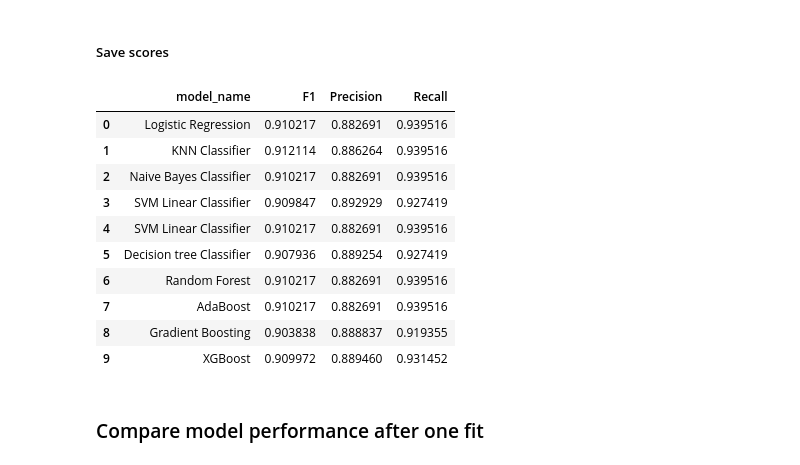
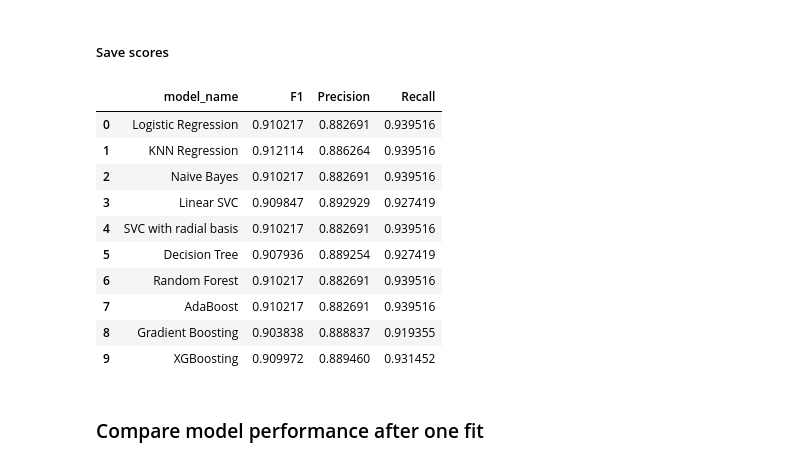
Before and after one commit to catalina-cimpanu/olympics, a Jupyter notebook: notebooks/summer_men_event.ipynb, the cells around one changed output. Saved outputs shown, nothing was run; the diff lists cells and outputs as text; code cells hidden in the pictures.

```diff
--- a/notebooks/summer_men_event.ipynb
+++ b/notebooks/summer_men_event.ipynb
@@ -778,13 +714,13 @@ Pipeline(steps=[('pre_process',
 ##### Train and evaluate model
 # %%
 pipeline_ada_boost.fit(X_train, y_train)
-y_pred = pipeline_ada_boost.predict(X_test)
+y_pred_ada = pipeline_ada_boost.predict(X_test)
 
 class_labels = pipeline_ada_boost.named_steps['model'].classes_
 
-print(classification_report(y_test, y_pred))
+print(classification_report(y_test, y_pred_ada))
 
-pd.DataFrame(confusion_matrix(y_test, y_pred),
+pd.DataFrame(confusion_matrix(y_test, y_pred_ada),
              columns=class_labels, index=class_labels)
 # %% [output]
               precision    recall  f1-score   support
@@ -859,13 +783,13 @@ Pipeline(steps=[('pre_process',
 ##### Train and evaluate model
 # %%
 pipeline_gbm.fit(X_train, y_train)
-y_pred = pipeline_gbm.predict(X_test)
+y_pred_gbm = pipeline_gbm.predict(X_test)
 
 class_labels = pipeline_gbm.named_steps['model'].classes_
 
-print(classification_report(y_test, y_pred))
+print(classification_report(y_test, y_pred_gbm))
 
-pd.DataFrame(confusion_matrix(y_test, y_pred),
+pd.DataFrame(confusion_matrix(y_test, y_pred_gbm),
              columns=class_labels, index=class_labels)
 # %% [output]
               precision    recall  f1-score   support
@@ -887,19 +811,7 @@ weighted avg       0.89      0.92      0.90       248
 ##### Save scores
 # %%
 # add the scores to the dataframe
-
-precision = precision_score(y_test, y_pred, average='weighted')
-recall = recall_score(y_test, y_pred, average='weighted')
-f1 = f1_score(y_test, y_pred, average='weighted')
-
-new_row = {
-    "model_name": "Gradient Boosting",
-    "F1": f1,
-    "Precision": precision,
-    "Recall": recall,
-}
-
-scores_df = pd.concat([scores_df, pd.DataFrame([new_row])], ignore_index=True)
+scores_df = add_row(scores_df, y_test=y_test, y_pred=y_pred_gbm, model_name="Gradient Boosting")
 scores_df
 # %% [output]
 |  | model_name | F1 | Precision | Recall |
@@ -968,7 +878,7 @@ pipeline_xgb.fit(X_train, y_train_le)
 y_pred_le = pipeline_xgb.predict(X_test)
 
 # reverse transform predicted 0s and 1s into string labels
-y_pred = le.inverse_transform(y_pred_le)
+y_pred_xgb = le.inverse_transform(y_pred_le)
 # %%
 class_labels = le.classes_
 
@@ -996,32 +906,20 @@ weighted avg       0.89      0.93      0.91       248
 ##### Save scores
 # %%
 # add the scores to the dataframe
-
-precision = precision_score(y_test, y_pred, average='weighted')
-recall = recall_score(y_test, y_pred, average='weighted')
-f1 = f1_score(y_test, y_pred, average='weighted')
-
-new_row = {
-    "model_name": "XGBoost",
-    "F1": f1,
-    "Precision": precision,
-    "Recall": recall,
-}
-
-scores_df = pd.concat([scores_df, pd.DataFrame([new_row])], ignore_index=True)
+scores_df = add_row(scores_df, y_test=y_test, y_pred=y_pred_xgb, model_name="XGBoosting")
 scores_df
 # %% [output]
 |  | model_name | F1 | Precision | Recall |
 | 0 | Logistic Regression | 0.910217 | 0.882691 | 0.939516 |
-| 1 | KNN Classifier | 0.912114 | 0.886264 | 0.939516 |
-| 2 | Naive Bayes Classifier | 0.910217 | 0.882691 | 0.939516 |
-| 3 | SVM Linear Classifier | 0.909847 | 0.892929 | 0.927419 |
-| 4 | SVM Linear Classifier | 0.910217 | 0.882691 | 0.939516 |
-| 5 | Decision tree Classifier | 0.907936 | 0.889254 | 0.927419 |
+| 1 | KNN Regression | 0.912114 | 0.886264 | 0.939516 |
+| 2 | Naive Bayes | 0.910217 | 0.882691 | 0.939516 |
+| 3 | Linear SVC | 0.909847 | 0.892929 | 0.927419 |
+| 4 | SVC with radial basis | 0.910217 | 0.882691 | 0.939516 |
+| 5 | Decision Tree | 0.907936 | 0.889254 | 0.927419 |
 | 6 | Random Forest | 0.910217 | 0.882691 | 0.939516 |
 | 7 | AdaBoost | 0.910217 | 0.882691 | 0.939516 |
 | 8 | Gradient Boosting | 0.903838 | 0.888837 | 0.919355 |
-| 9 | XGBoost | 0.909972 | 0.889460 | 0.931452 |
+| 9 | XGBoosting | 0.909972 | 0.889460 | 0.931452 |
 # %% [markdown]
 ### Compare model performance after one fit
 # %%
```
Also changed, not shown: parts of 63 cells of this notebook.
